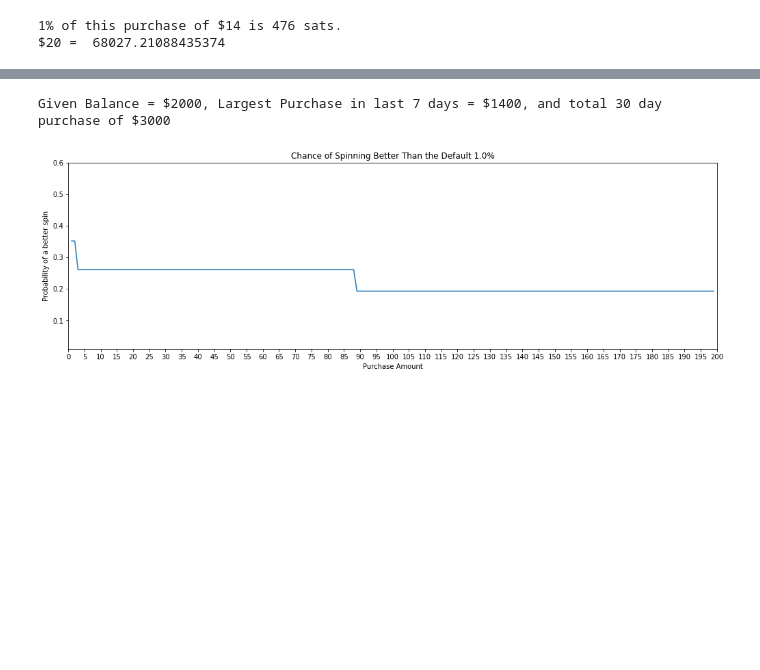
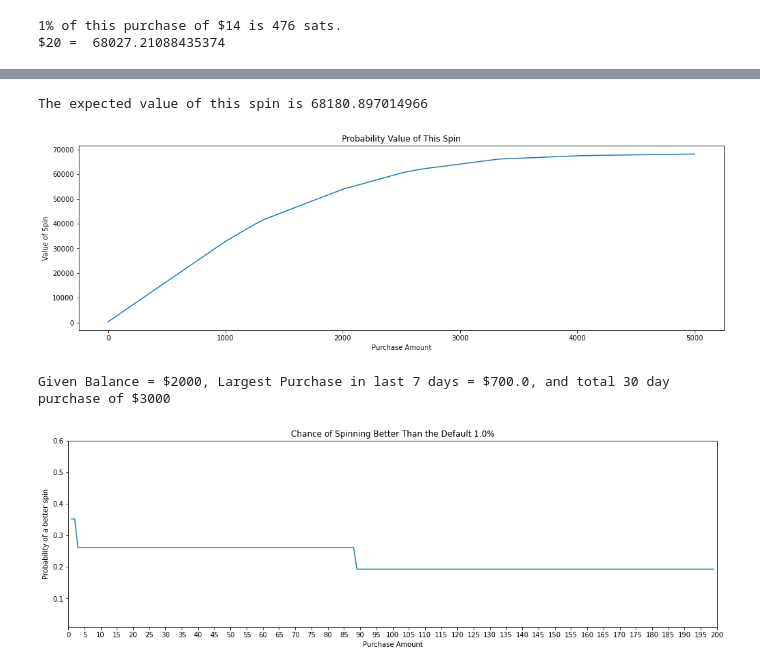
Before and after one commit to hwetsman/Fold_Wheel_Metrics, a Jupyter notebook: Spin_Calculator.ipynb, the cells around one changed output, grey strips where cells are left out. Cells and saved outputs as stored; diff of their text form; code cells hidden in the pictures; blank space fills up the shorter version.

Commit message:
Refactor: add chart of expected value by purchase amount

```diff
--- a/Spin_Calculator.ipynb
+++ b/Spin_Calculator.ipynb
@@ -121,3 +66,64 @@ The expected value of this spin is 749.1993149659863
+# %%
+spin_df = expected_df.copy().reset_index(drop=True)
+sats_per_dollar = 100000000/bitcoin_price
+X=[]
+Y=[]
+for amount in range(5001):
+    for i,r in spin_df.iterrows():
+        if spin_df.loc[i,'Award']== 'Dep':
+            if dep>3999:
+                perc=.02
+            else:
+                perc=.0025
+            maximum = 20*sats_per_dollar
+            spin_df.loc[i,'value'] = int(min(amount*perc*sats_per_dollar,maximum))
+        if spin_df.loc[i,'Award'] == 'Lg_purch':
+            spin_df.loc[i,'value'] = int(min(5000,larest_purch_7_days))
+        if spin_df.loc[i,'Award'] == 'Purch':
+            spin_df.loc[i,'value'] = int(min(1000,purch_30_days))
+        if spin_df.loc[i,'Award'] == '100 sats':
+            spin_df.loc[i,'value'] = 100
+        if spin_df.loc[i,'Award'] == '1 BTC':
+            spin_df.loc[i,'value'] = 100000000
+        if spin_df.loc[i,'Award'] == '0.25%':
+            spin_df.loc[i,'value'] = int(min(amount*.0025*sats_per_dollar,20*sats_per_dollar))
+        if spin_df.loc[i,'Award'] == '0.5%':
+            spin_df.loc[i,'value'] = int(min(amount*.005*sats_per_dollar,20*sats_per_dollar))
+        if spin_df.loc[i,'Award'] == '0.75%':
+            spin_df.loc[i,'value'] = int(min(amount*.0075*sats_per_dollar,20*sats_per_dollar))
+        if spin_df.loc[i,'Award'] == '1%':
+            spin_df.loc[i,'value'] = int(min(amount*.01*sats_per_dollar,20*sats_per_dollar))
+        if spin_df.loc[i,'Award'] == '1.5%':
+            spin_df.loc[i,'value'] = int(min(amount*.015*sats_per_dollar,20*sats_per_dollar))
+        if spin_df.loc[i,'Award'] == '2%':
+            spin_df.loc[i,'value'] = int(min(amount*.02*sats_per_dollar,25*sats_per_dollar))
+        if spin_df.loc[i,'Award'] == '3%':
+            spin_df.loc[i,'value'] = int(min(amount*.03*sats_per_dollar,100*sats_per_dollar))
+        if spin_df.loc[i,'Award'] == '4%':
+            spin_df.loc[i,'value'] = int(min(amount*.04*sats_per_dollar,100*sats_per_dollar))
+        if spin_df.loc[i,'Award'] == '5%':
+            spin_df.loc[i,'value'] = int(min(amount*.05*sats_per_dollar,100*sats_per_dollar))
+        if spin_df.loc[i,'Award'] == '$50.00':
+            spin_df.loc[i,'value'] = 50*sats_per_dollar
+        if spin_df.loc[i,'Award'] == '$5.00':
+            spin_df.loc[i,'value'] = 5*sats_per_dollar
+        if spin_df.loc[i,'Award'] == '100%':
+            spin_df.loc[i,'value'] = int(min(amount*sats_per_dollar,100*sats_per_dollar))
+    spin_df['Probvalue'] = spin_df.Late_May_Wheel*spin_df.value
+    spin_value = spin_df.Probvalue.sum()
+    X.append(amount)
+    Y.append(spin_value)
+
+plt.figure(figsize = (17,5))
+plt.title(f'Probability Value of This Spin')
+
+plt.ylabel('Value of Spin')
+plt.xlabel('Purchase Amount')
+# plt.xticks([0,50,100,150,200,500,1000,2000,3000,4000,5000])
+plt.plot(X,Y);
+# %% [output]
+The expected value of this spin is 68180.897014966
+[figure, added]
 # %%
 awards = expected_df.Award.tolist()
 x=[]
@@ -144,7 +150,7 @@ for purch_amount in range(1,max,1):
     y.append(chance_over)
 #     print(f'For ${purch_amount}, the no spin amount is {round(no_spin_award,0)}sats and the chance of spinning better than that is {round(100*chance_over,1)}%')
 
-print(f'Given Balance = ${balance}, Largest Purchase in last 7 days = ${largest_purch_7_days}, and total 30 day purchase of ${purch_30_days}')
+print(f'Given Balance = ${balance}, Largest Purchase in last 7 days = ${largest_purch_7_days/2}, and total 30 day purchase of ${purch_30_days}')
 plt.figure(figsize = (17,5))
 plt.title(f'Chance of Spinning Better Than the Default {100*no_spin}%')
 plt.ylim(.01,.6)
@@ -155,5 +161,5 @@ plt.xticks([0,5,10,15,20,25,30,35,40,45,50,55,60,65,70,75,80,85,90,95,100,105,11
            115,120,125,130,135,140,145,150,155,160,165,170,175,180,185,190,195,200])
 plt.plot(x,y);
 # %% [output]
-Given Balance = $2000, Largest Purchase in last 7 days = $1400, and total 30 day purchase of $3000
+Given Balance = $2000, Largest Purchase in last 7 days = $700.0, and total 30 day purchase of $3000
 [figure]
```
Also changed, not shown: parts of 1 cell of this notebook.
